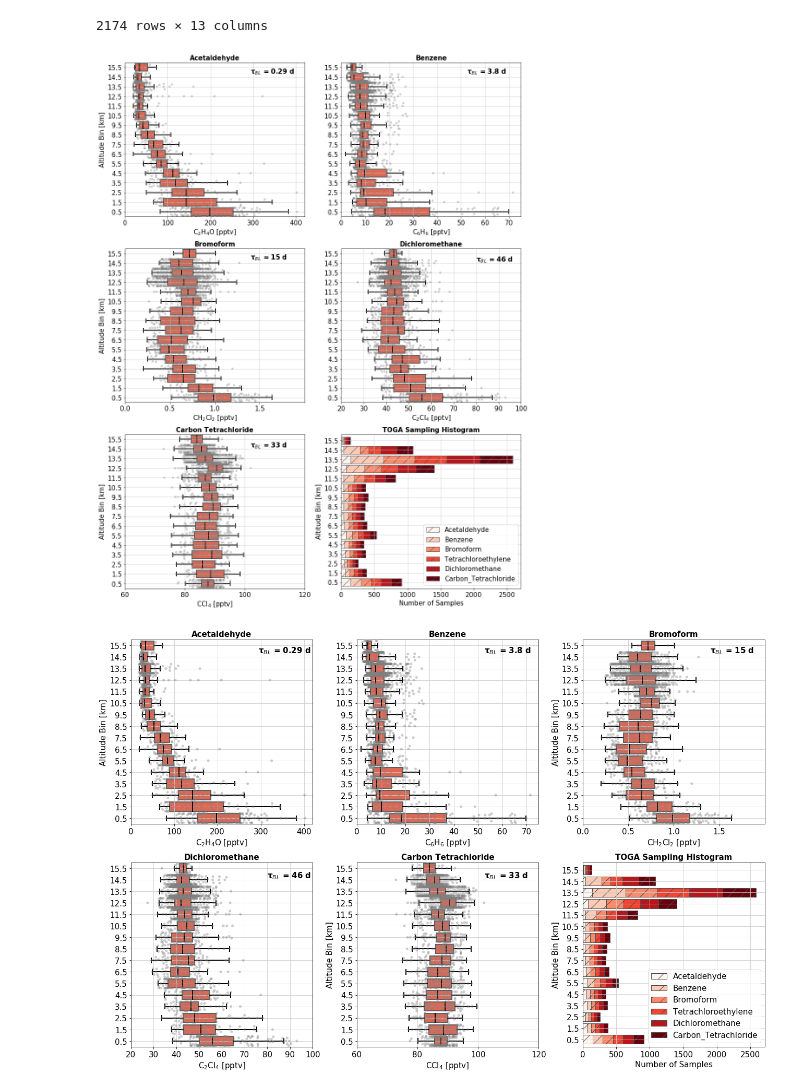
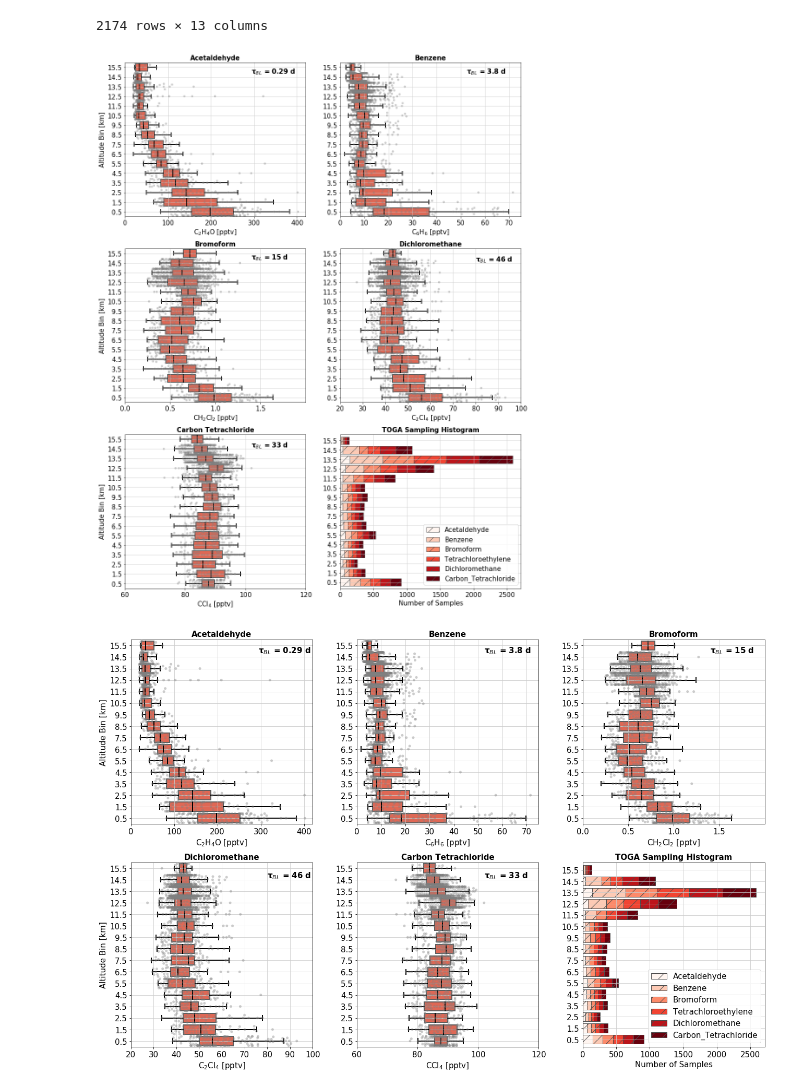
Before and after one commit to schelpon/TTS_2020_HD, a Jupyter notebook: vertical_profiles/TOGA_vertical_profiles_v3.ipynb, the cells around one changed output. Saved outputs shown, nothing was run; the diff lists cells and outputs as text; code cells hidden in the pictures.

```diff
--- a/vertical_profiles/TOGA_vertical_profiles_v3.ipynb
+++ b/vertical_profiles/TOGA_vertical_profiles_v3.ipynb
@@ -259,7 +259,7 @@ axs[2, 0].annotate(tau_str, (63, 14.5), xytext=(102, 0.83), fontsize = 15, weigh
 axs[2, 1].set_title('TOGA Sampling Histogram', fontsize = 15, weight = 'bold')
 toga_df_count_forplot.plot(kind='barh', stacked=True, colormap='Reds',
                            hatch='/', width = 0.8, ax = axs[2, 1], fontsize = 15, edgecolor='0.3')
-axs[2, 1].set_ylabel('Altitude Bin [km]', fontsize = 15)
+axs[2, 1].set_ylabel(' ')
 axs[2, 1].set_xlabel('Number of Samples', fontsize = 15)
 axs[2, 1].grid(which='major', linestyle='-', color = '0.8')
 axs[2, 1].legend(fontsize = 15)
@@ -270,8 +270,9 @@ fig.tight_layout()
 ##### ----------------------------- save
 #fig.savefig('toga_vertical_profiles.svg', format='svg', dpi=1200)
 fig.savefig('toga_vertical_profiles_v3a.pdf')
+fig.savefig('toga_vertical_profiles_v3a.png')
 # %% [output]
-[figure, old version]
+[figure, new version]
 # %%
 ##### ----------------------------- make my axes to fill
 # https://matplotlib.org/gallery/subplots_axes_and_figures/gridspec_and_subplots.html
@@ -353,7 +354,7 @@ tau_str = '\N{GREEK SMALL LETTER TAU}'+ '$_B$$_L$' + ' = ' + str(tau2) + ' d'
 
 # axes, labels, ticks, ....
 axs[0, 2].set_title('Bromoform', fontsize = 15, weight = 'bold')
-axs[0, 2].set_ylabel('Altitude Bin [km]', fontsize = 15)
+axs[0, 2].set_ylabel(' ', fontsize = 15)
 
 axs[0, 2].set_xlim([0, 2])
 axs[0, 2].set_xticks(np.arange(0, 2, step = 0.5))
@@ -380,7 +381,7 @@ tau_str = '\N{GREEK SMALL LETTER TAU}'+ '$_B$$_L$' + ' = ' + str(tau2) + ' d'
 
 # axes, labels, ticks, ....
 axs[1, 0].set_title('Dichloromethane', fontsize = 15, weight = 'bold')
-axs[1, 0].set_ylabel(' ')
+axs[1, 0].set_ylabel('Altitude Bin [km]', fontsize = 15)
 
 axs[1, 0].set_xlim([20, 100])
 axs[1, 0].set_xticks(np.arange(20, 110, step = 10))
@@ -409,35 +410,36 @@ tau_str = '\N{GREEK SMALL LETTER TAU}'+ '$_B$$_L$' + ' = ' + str(tau2) + ' d'
 
 # axes, labels, ticks, ....
 axs[1, 1].set_title('Carbon Tetrachloride', fontsize = 15, weight = 'bold')
-axs[1, 1].set_ylabel('Altitude Bin [km]', fontsize = 15)
+axs[1, 1].set_ylabel(' ', fontsize = 15)
 
 axs[1, 1].set_xlim([60, 120])
 axs[1, 1].set_xticks(np.arange(60, 140, step = 20))
 axs[1, 1].set_xlabel(r'CCl$_4$ [pptv]', fontsize=15)
 
 axs[1, 1].tick_params(axis='both', which='major', labelsize=15)
 axs[1, 1].grid(which='major', linestyle='-', color = '0.8')
 
 axs[1, 1].annotate(tau_str, (63, 14.5), xytext=(102, 0.83), fontsize = 15, weight='bold')
 #axs[2, 0].annotate(tau_str, (0, 0), xytext=(0.7, 0.93),
 #                   textcoords='axes fraction', fontsize = 15, weight='bold')
 
 
 #### carbon tetrachloride ------------------------------------------------------------------
 # target axis
 axs[1, 2].set_title('TOGA Sampling Histogram', fontsize = 15, weight = 'bold')
 toga_df_count_forplot.plot(kind='barh', stacked=True, colormap='Reds',
                            hatch='/', width = 0.8, ax = axs[1, 2], fontsize = 15, edgecolor='0.3')
-axs[1, 2].set_ylabel('Altitude Bin [km]', fontsize = 15)
+axs[1, 2].set_ylabel(' ', fontsize = 15)
 axs[1, 2].set_xlabel('Number of Samples', fontsize = 15)
 axs[1, 2].grid(which='major', linestyle='-', color = '0.8')
 axs[1, 2].legend(fontsize = 15)
 
 # squeeeeeeeze
 fig.tight_layout()
 
 ##### ----------------------------- save
 #fig.savefig('toga_vertical_profiles.svg', format='svg', dpi=1200)
 fig.savefig('toga_vertical_profiles_v3b.pdf')
+fig.savefig('toga_vertical_profiles_v3b.png')
 # %% [output]
-[figure, old version]
+[figure, new version]
```
Also changed, not shown: 4 other files.
